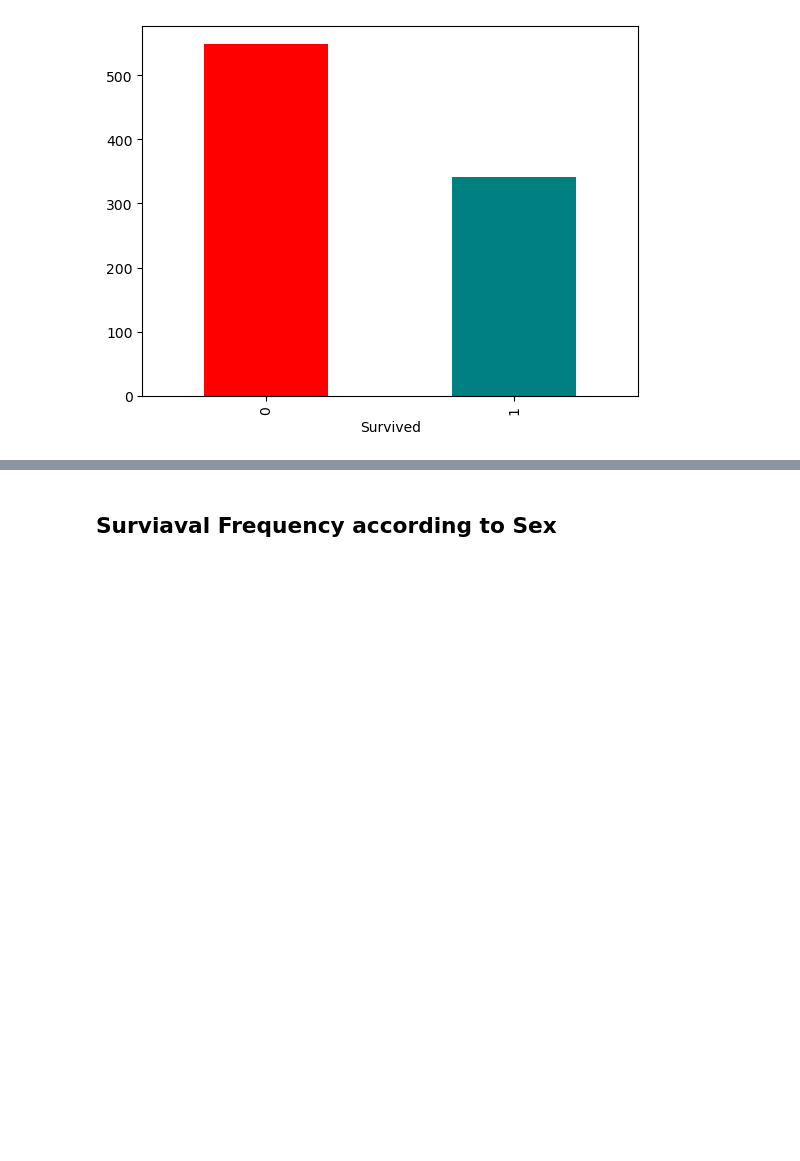
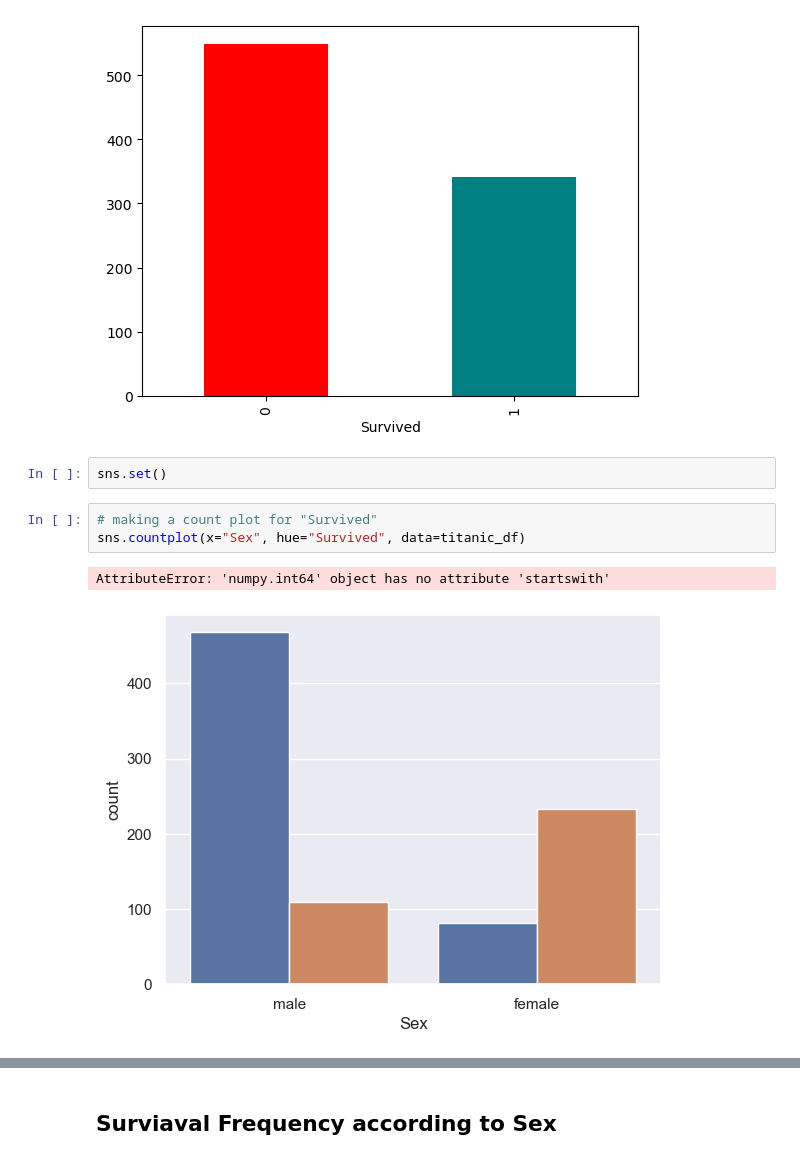
Before and after one commit to Ruby1517/Titanic_Survival_Prediction, a Jupyter notebook: Titanic-Survival-prediction.ipynb, the cells around one changed output, grey strips where cells are left out. Saved outputs shown, nothing was run; the diff lists cells and outputs as text; blank space fills up the shorter version.

```diff
--- a/Titanic-Survival-prediction.ipynb
+++ b/Titanic-Survival-prediction.ipynb
@@ -102,3 +193,11 @@ titanic_df["Survived"].value_counts().plot(kind="bar", color=["red", "teal"])
 # %% [output]
 <Axes: xlabel='Survived'>
 [figure]
+# %%
+sns.set()
+# %%
+# making a count plot for "Survived"
+sns.countplot(x="Sex", hue="Survived", data=titanic_df)
+# %% [output]
+AttributeError: 'numpy.int64' object has no attribute 'startswith'
+[figure, added]
```
Also changed, not shown: parts of 82 cells of this notebook.
